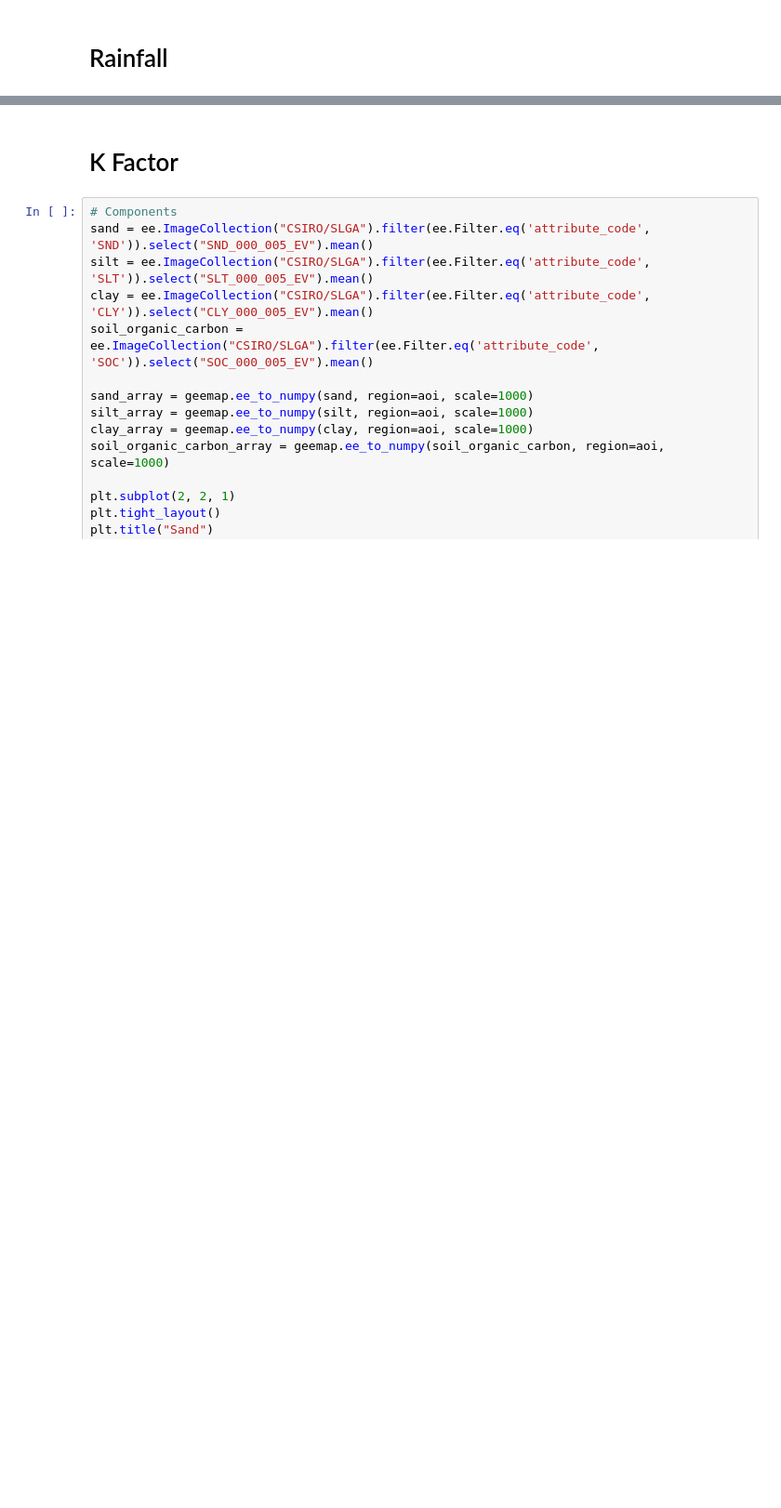
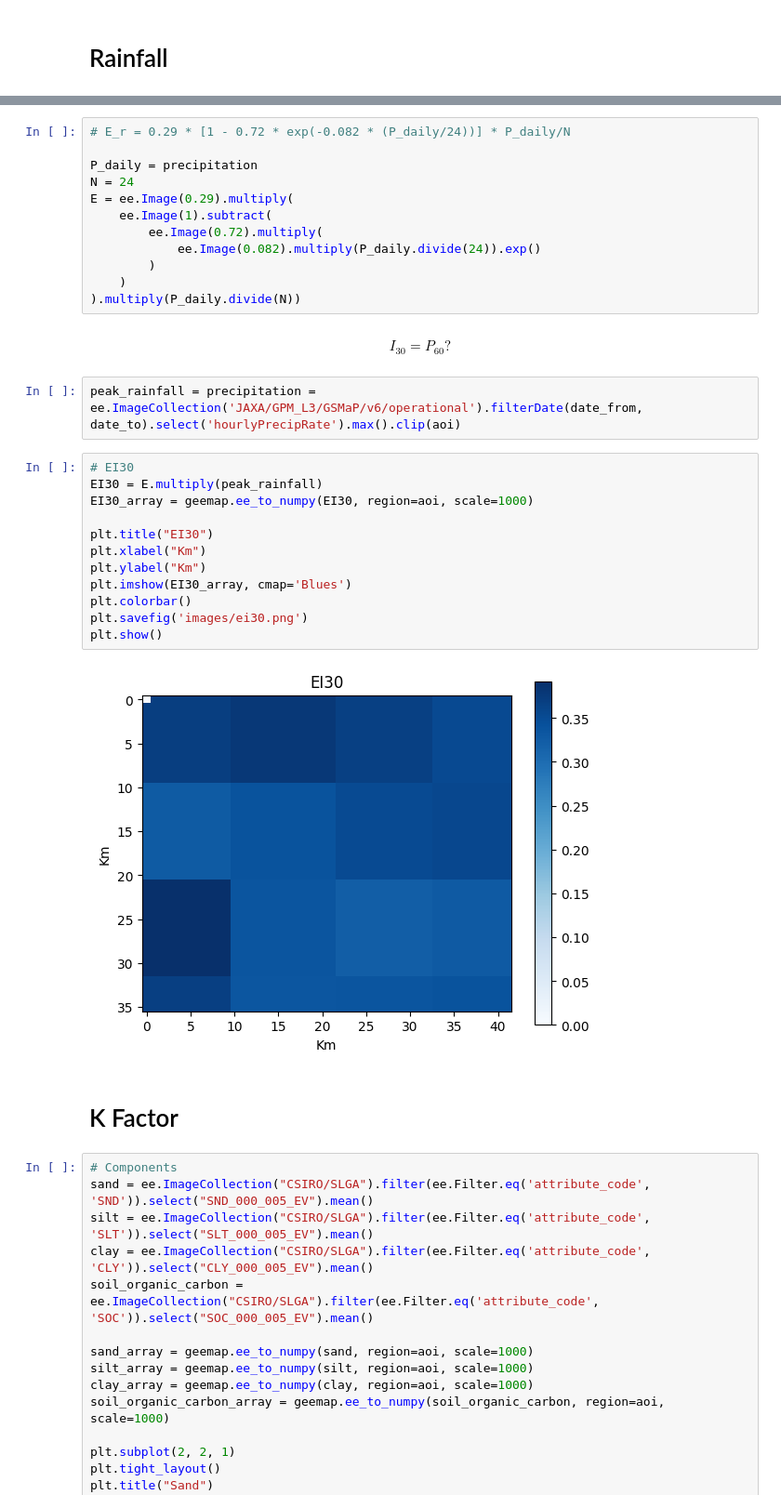
Before and after one commit to nfonseka/eSoil, a Jupyter notebook: soilErosion.ipynb, the cells around one changed output, grey strips where cells are left out. Shown at 93% size. Drawn from its saved outputs; the diff is of its cells as text; blank space fills up the shorter version.

```diff
--- a/soilErosion.ipynb
+++ b/soilErosion.ipynb
@@ -45,3 +52,35 @@ plt.show()
+# %%
+# E_r = 0.29 * [1 - 0.72 * exp(-0.082 * (P_daily/24))] * P_daily/N
+
+P_daily = precipitation
+N = 24
+E = ee.Image(0.29).multiply(
+    ee.Image(1).subtract(
+        ee.Image(0.72).multiply(
+            ee.Image(0.082).multiply(P_daily.divide(24)).exp()
+        )
+    )
+).multiply(P_daily.divide(N))
+# %% [markdown]
+$$
+I_{30} = P_{60} ?
+$$
+# %%
+peak_rainfall = precipitation = ee.ImageCollection('JAXA/GPM_L3/GSMaP/v6/operational').filterDate(date_from, date_to).select('hourlyPrecipRate').max().clip(aoi)
+# %%
+# EI30
+EI30 = E.multiply(peak_rainfall)
+EI30_array = geemap.ee_to_numpy(EI30, region=aoi, scale=1000)
+
+plt.title("EI30")
+plt.xlabel("Km")
+plt.ylabel("Km")
+plt.imshow(EI30_array, cmap='Blues')
+plt.colorbar()
+plt.savefig('images/ei30.png')
+plt.show()
+# %% [output]
+[figure, added]
 # %% [markdown]
 # K Factor
 # %%
```
Also changed, not shown: parts of 11 cells of this notebook, 3 other files.
